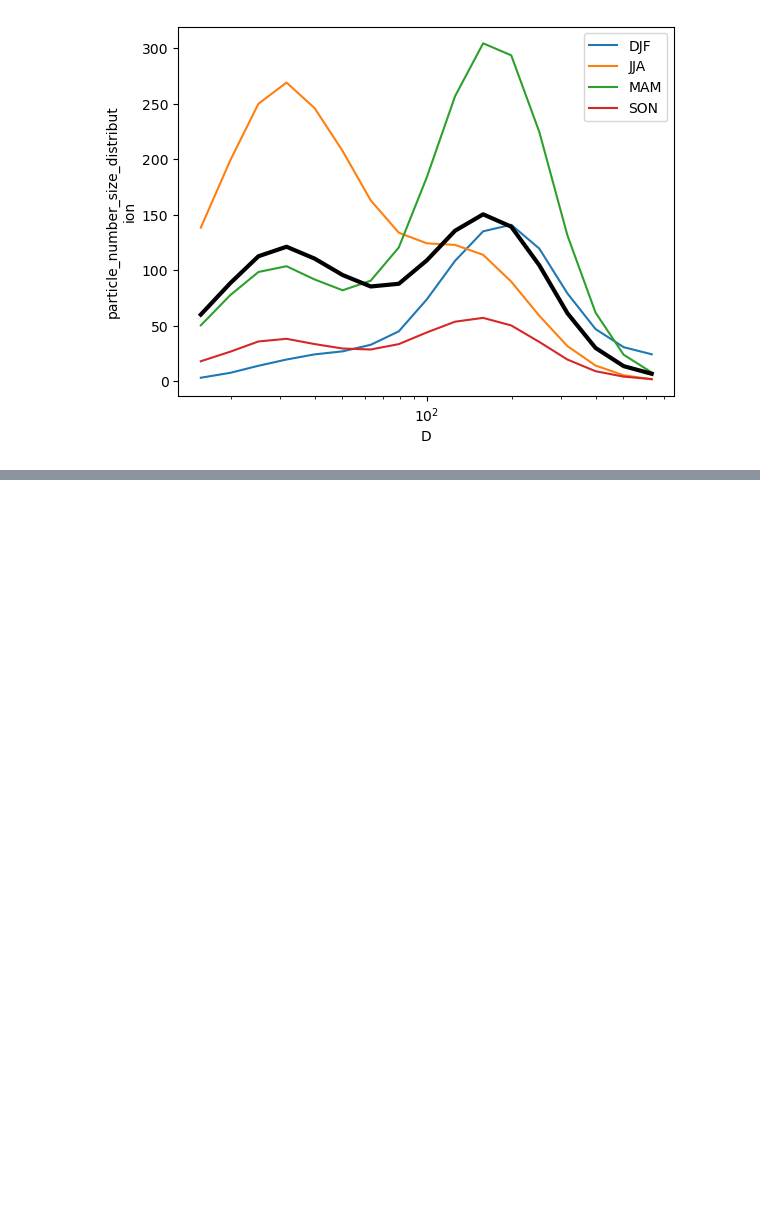
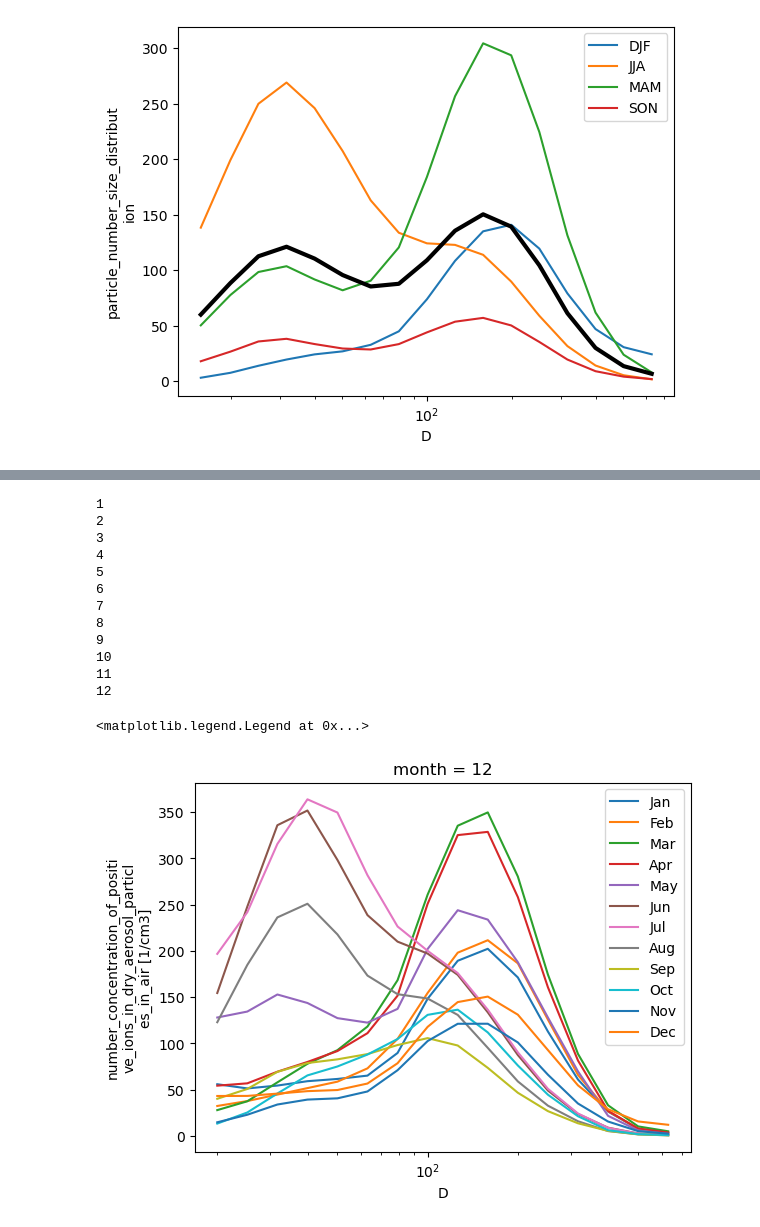
Before and after one commit to eScience-course/-Tjaernoe2022-group1, a Jupyter notebook: notebooks/Stefan/Seasonal Monthly.ipynb, the cells around one changed output, grey strips where cells are left out. Drawn from its saved outputs; the diff is of its cells as text; code cells hidden in the pictures; blank space fills up the shorter version.

Commit message:
First monthly data

```diff
--- a/notebooks/Stefan/Seasonal Monthly.ipynb
+++ b/notebooks/Stefan/Seasonal Monthly.ipynb
@@ -296,0 +322,13 @@ Coordinates:
+# %%
+month = {	1:'Jan',
+		2:'Feb',
+		3:'Mar',
+		4:'Apr',
+		5:'May',
+		6:'Jun',
+		7:'Jul',
+		8:'Aug',
+		9:'Sep',
+		10:'Oct',
+		11:'Nov',
+		12:'Dec'}
@@ -296,0 +373,23 @@ Coordinates:
+# %%
+dsmf00_month = dsmf00.groupby('time.month').mean(keep_attrs=True)
+for seas in dsmf00_month.month:
+    print(seas.values)
+
+    dsmf00_month.sel(month=seas)['particle_number_size_distribution'].plot(xscale = "log", label=month[int(seas.values)])
+#dsmf00_season['particle_number_size_distribution'].mean(dim = "time").plot(xscale = "log")
+plt.legend()
+# %% [output]
+1
+2
+3
+4
+5
+6
+7
+8
+9
+10
+11
+12
+<matplotlib.legend.Legend at 0x...>
+[figure, added]
```
Also changed, not shown: parts of 14 cells of this notebook.
